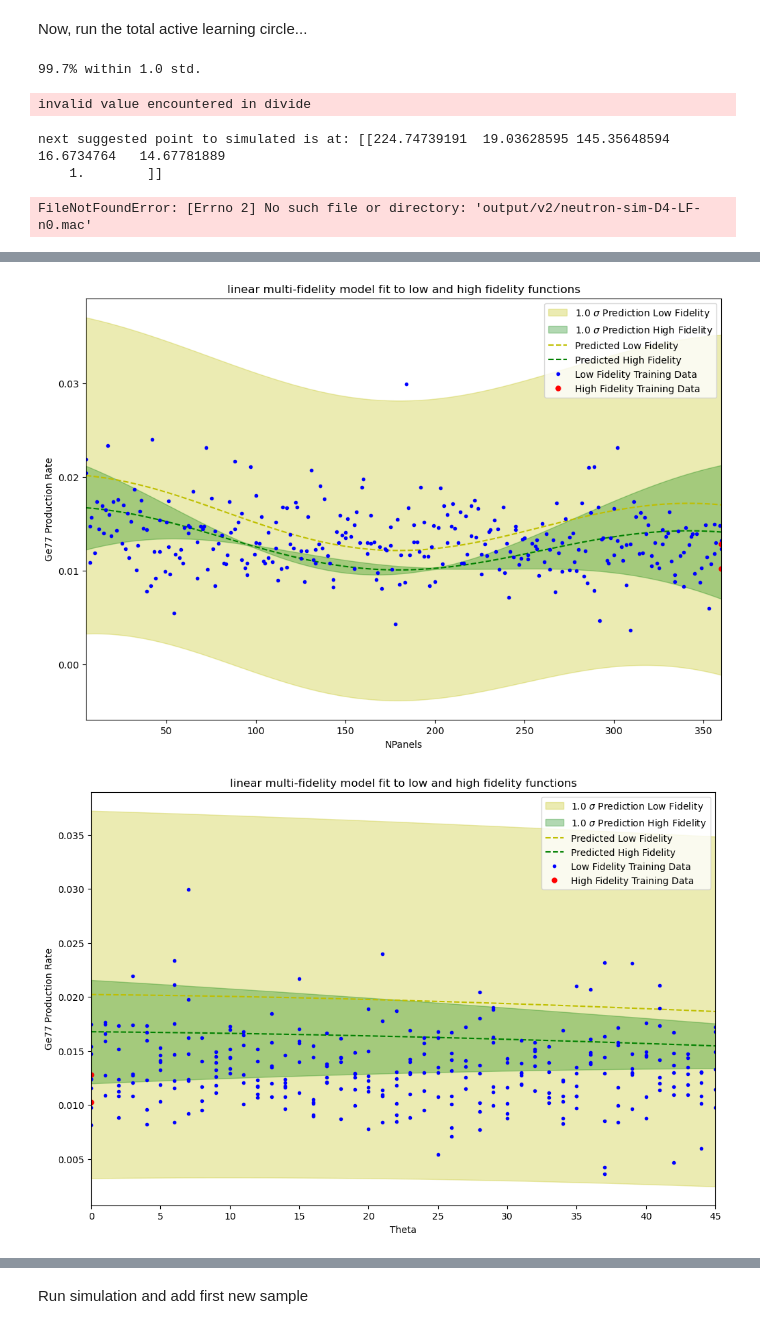
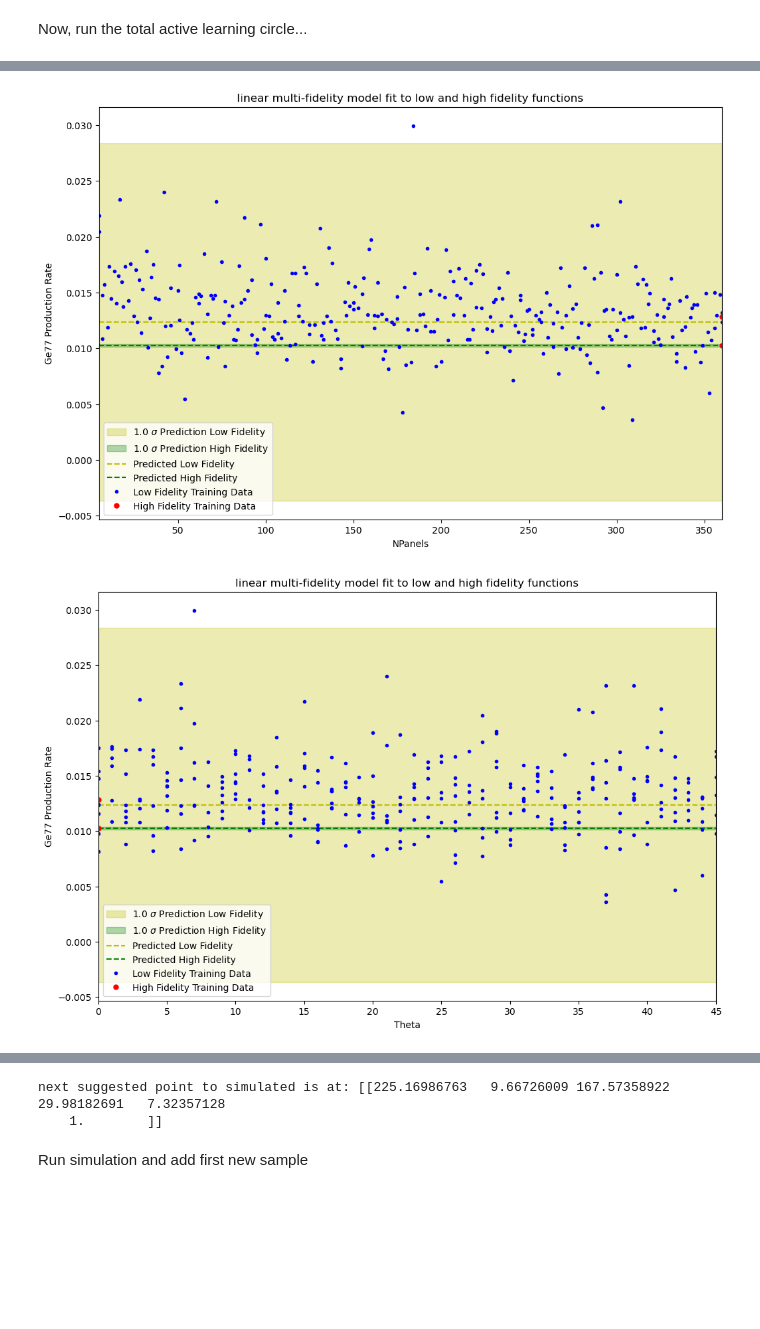
Before and after one commit to annkasch/legend-multi-fidelity-surrogate-model, a Jupyter notebook: surrogate-model/multi-fidelity-experimental-design_v2.ipynb, the cells around one changed output, grey strips where cells are left out. Drawn from its saved outputs; the diff is of its cells as text; code cells hidden in the pictures; blank space fills up the shorter version.

Commit message:
MF model updated

```diff
--- a/surrogate-model/multi-fidelity-experimental-design_v2.ipynb
+++ b/surrogate-model/multi-fidelity-experimental-design_v2.ipynb
@@ -31,7 +31,7 @@ version = 'v2'
 if not os.path.exists(f'out/{version}'):
    os.makedirs(f'out/{version}')
 labels=['Radius','Thickness','NPanels', 'Theta', 'Length']
-xmin=[90,1,5,0,1]
+xmin=[0,0,5,0,0]
 xmax=[265,20,360,45,150]
 
 xlow=[90,1,4,0,1]
@@ -245,7 +239,30 @@ def RunActivationFunction(nonlin_mf_model, xlow, xhigh, labels, version='v1'):
+# %%
+
+def DrawAcquisitionFunction(us_acquisition, xlow, xhigh, labels, x_next=np.array([]), version='v1', x_fixed=[160,5,40,45,100]):
+    SPLIT = 50
+    with PdfPages(f'out/{version}/activation-function_{version}.pdf') as pdf:
+        for i in range(0,len(xlow)):
+            plt.figure(figsize=(12,8))
+            plt.title(f'Projected activation function - {labels[i]}');
+            x_plot=[x_fixed[:] for l in range(0,SPLIT)]
+            x_tmp = np.linspace(xlow[i], xhigh[i], SPLIT)
+            for k in range(0,SPLIT):
+                x_plot[k][i]=x_tmp[k]
+            x_plot = (np.atleast_2d(x_plot))
+            X_plot = convert_x_list_to_array([x_plot , x_plot])
+
+            acq=us_acquisition.evaluate(X_plot[SPLIT:])
+            plt.plot(x_tmp,acq/acq.max())
+            if x_next.any():
+                plt.axvline(x_next[0,i], color="red", label="x_next", linestyle="--")
+            plt.xlabel(f"{labels[i]}")
+            plt.ylabel(r"$f(x)$")
+            pdf.savefig()
+            plt.show()
 # %% [markdown]
 Now, put all together to an active learning circle
 # %%
-def ActiveLearning(X_train, Y_train, x_train_l, y_train_l, x_train_h, y_train_h, nonlin_mf_model, xmin, xmax, xlow, xhigh, labels, factor, x_new_data=np.array([]), y_new_data=np.array([]),version='v1'):
+def ActiveLearning(X_train, Y_train, x_train_l, y_train_l, x_train_h, y_train_h, nonlin_mf_model, xmin, xmax, xlow, xhigh, labels, factor, x_new_data=np.array([]), y_new_data=np.array([]),version='v1',x_fixed=[160,5,40,45,100]):
     # add new data point to training data and update model with new training data
     if x_new_data.any() and y_new_data.any():
         X_train = np.append(X_train,x_new_data,axis=0)
@@ -256,9 +273,13 @@ def ActiveLearning(X_train, Y_train, x_train_l, y_train_l, x_train_h, y_train_h,
     DrawMultiFideliyModel(x_train_l, y_train_l, x_train_h, y_train_h, nonlin_mf_model, xmin, xmax, labels, factor, x_new_data, y_new_data, version)
 
     # find the next data point
-    x_next_sample = RunActivationFunction(nonlin_mf_model, xlow, xhigh, labels, version)
+    x_next_sample, us_acquisition = MaximizeAcquisitionFunction(nonlin_mf_model, xlow, xhigh, labels)
 
-    return x_next_sample, X_train, Y_train
+    DrawAcquisitionFunction(us_acquisition, xlow, xhigh, labels, np.array(x_next_sample), version, x_fixed)
+
+    print(f'next suggested point to simulated is at: {x_next_sample}')
+
+    return x_next_sample, X_train, Y_train, us_acquisition
 # %% [markdown]
 Now, run the total active learning circle...
 # %%
@@ -266,12 +287,8 @@ sample='n0'
 x_new_data = np.array([])
 y_new_data = np.array([])
 factor = 1.
-x_next_data, X_train, Y_train = ActiveLearning(X_train, Y_train, x_train_l, y_train_l, x_train_h, y_train_h, nonlin_mf_model, xmin, xmax, xlow, xhigh, labels, factor, x_new_data, y_new_data, version)
-print(f'next suggested point to simulated is at: {x_next_data}')
+x_next_data, X_train, Y_train, acc = ActiveLearning(X_train, Y_train, x_train_l, y_train_l, x_train_h, y_train_h, nonlin_mf_model, xmin, xmax, xlow, xhigh, labels, factor, x_new_data, y_new_data, version,[160,0,5,0,10])
 simulation_utils.PrintGeant4Macro(x_next_data[0][0],x_next_data[0][1],x_next_data[0][2],x_next_data[0][3],x_next_data[0][4],sample,'LF',version)
+
+#x_next_data=[[224.74739191, 19.03628595, 145.35648594, 16.6734764, 14.67781889, 1.]]
 # %% [output]
-99.7% within 1.0 std.
-invalid value encountered in divide
-next suggested point to simulated is at: [[224.74739191  19.03628595 145.35648594  16.6734764   14.67781889
-    1.        ]]
-FileNotFoundError: [Errno 2] No such file or directory: 'output/v2/neutron-sim-D4-LF-n0.mac'
@@ -280,2 +297,2 @@ FileNotFoundError: [Errno 2] No such file or directory: 'output/v2/neutron-sim-D
-[figure, old version]
+[figure, new version]
-[figure, old version]
+[figure, new version]
@@ -288,3 +305,5 @@ FileNotFoundError: [Errno 2] No such file or directory: 'output/v2/neutron-sim-D
+next suggested point to simulated is at: [[225.16986763   9.66726009 167.57358922  29.98182691   7.32357128
+    1.        ]]
 # %% [markdown]
 Run simulation and add first new sample
 # %%
```
Also changed, not shown: parts of 7 cells of this notebook, 12 other files.
